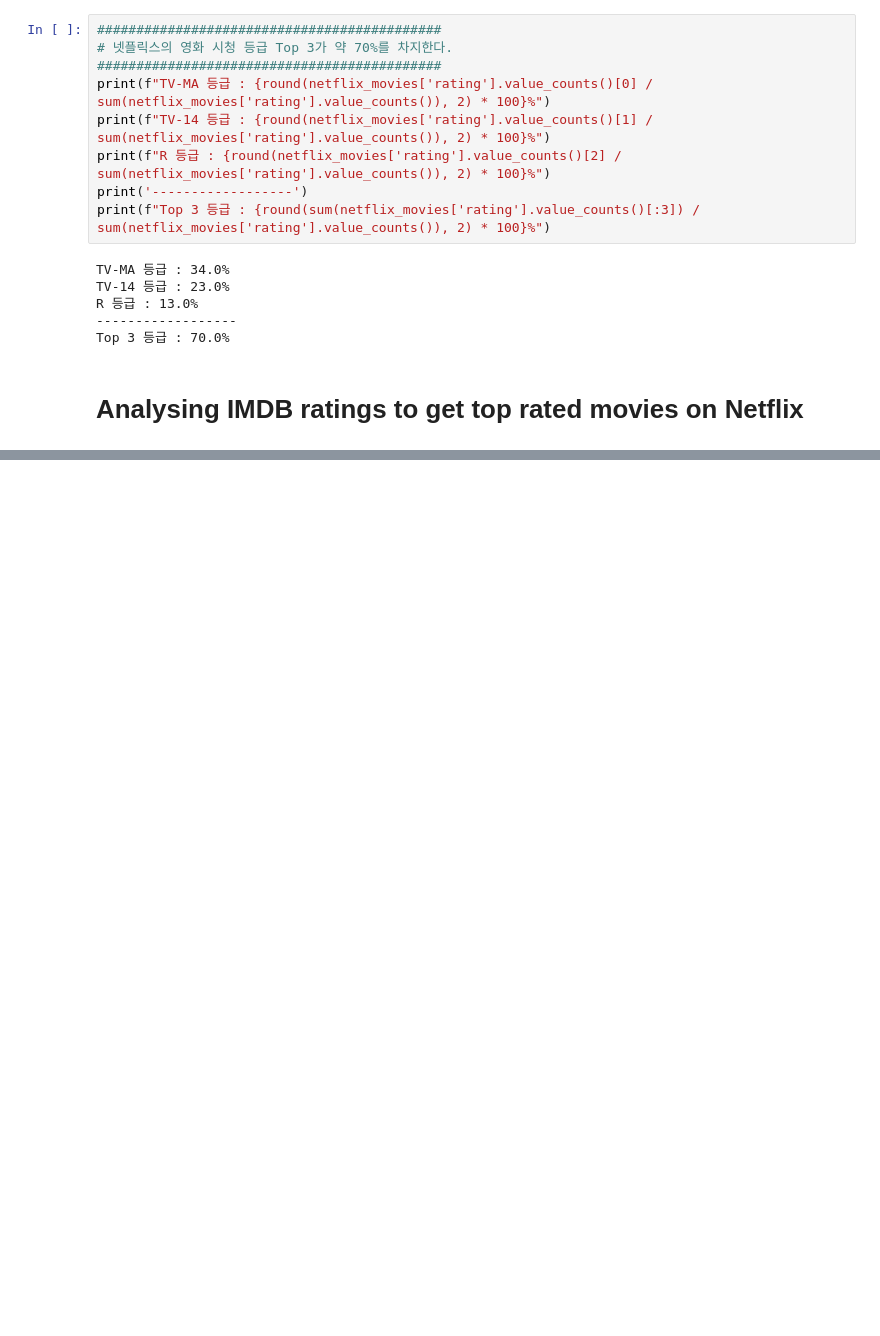
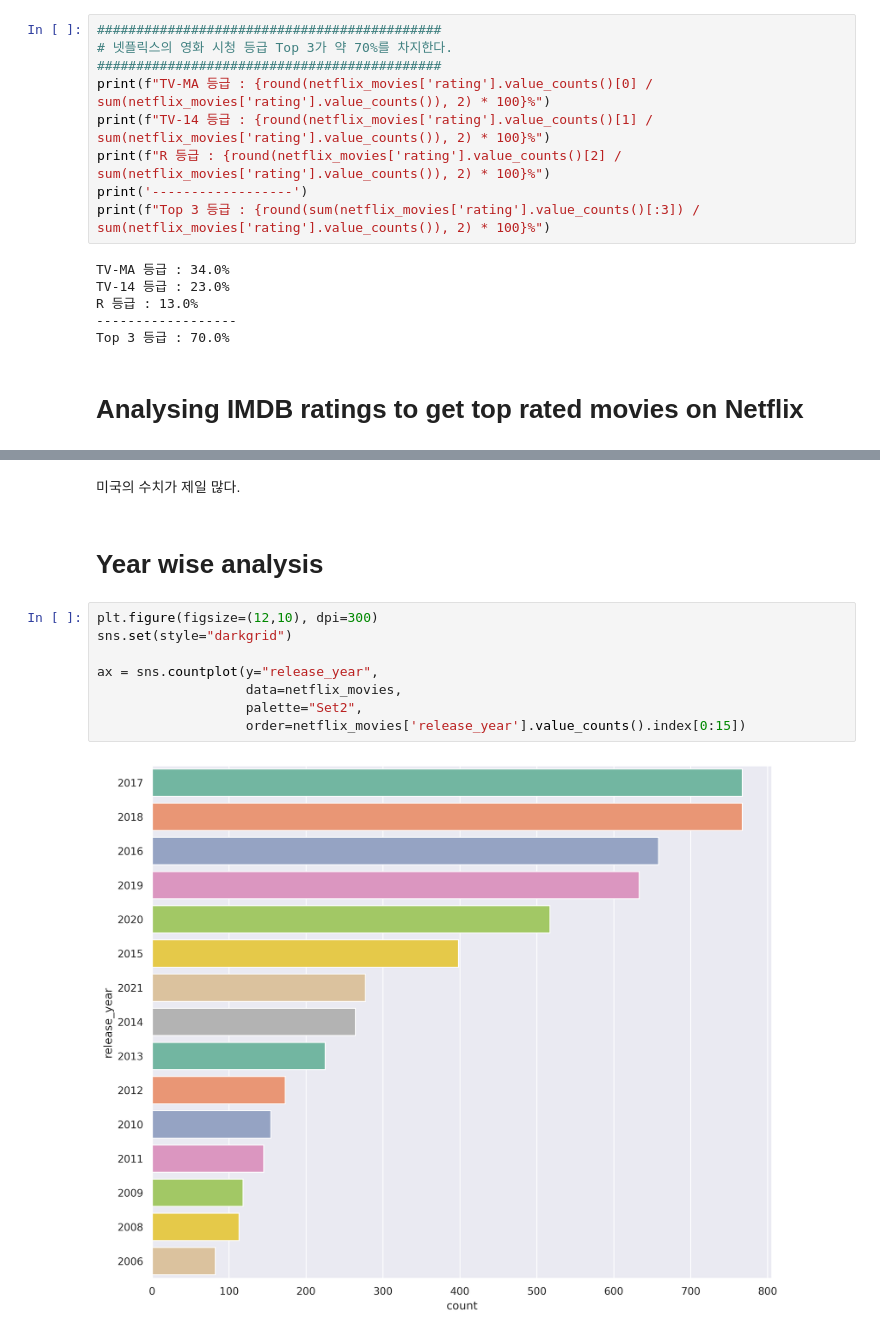
Before and after one commit to M-05/netflix_analytics, a Jupyter notebook: netflix_visualization.ipynb, the cells around one changed output, grey strips where cells are left out. Saved outputs shown, nothing was run; the diff lists cells and outputs as text; blank space fills up the shorter version.

Commit message:
Feat : netflix 데이터 분석 [23.10.09]

```diff
--- a/netflix_visualization.ipynb
+++ b/netflix_visualization.ipynb
@@ -344,0 +562,14 @@ Top 3 등급 : 70.0%
+# %% [markdown]
+미국의 수치가 제일 많다.
+# %% [markdown]
+# Year wise analysis
+# %%
+plt.figure(figsize=(12,10), dpi=300)
+sns.set(style="darkgrid")
+
+ax = sns.countplot(y="release_year",
+                   data=netflix_movies,
+                   palette="Set2",
+                   order=netflix_movies['release_year'].value_counts().index[0:15])
+# %% [output]
+[figure, added]
```
Also changed, not shown: parts of 115 cells of this notebook.
